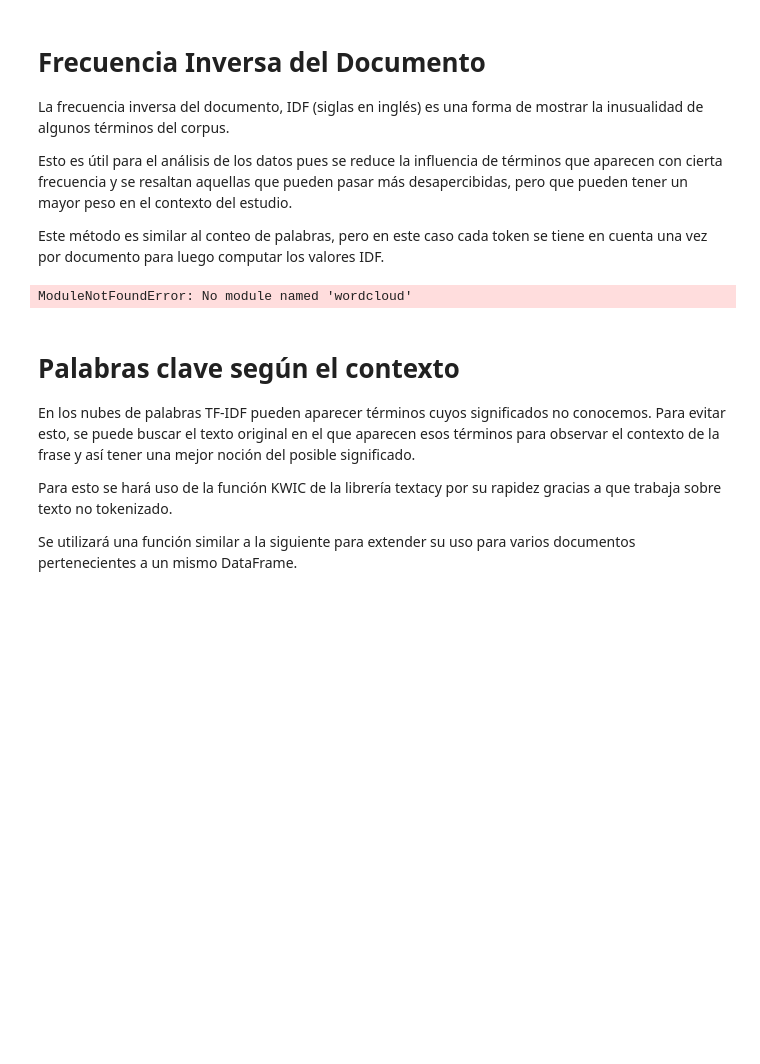
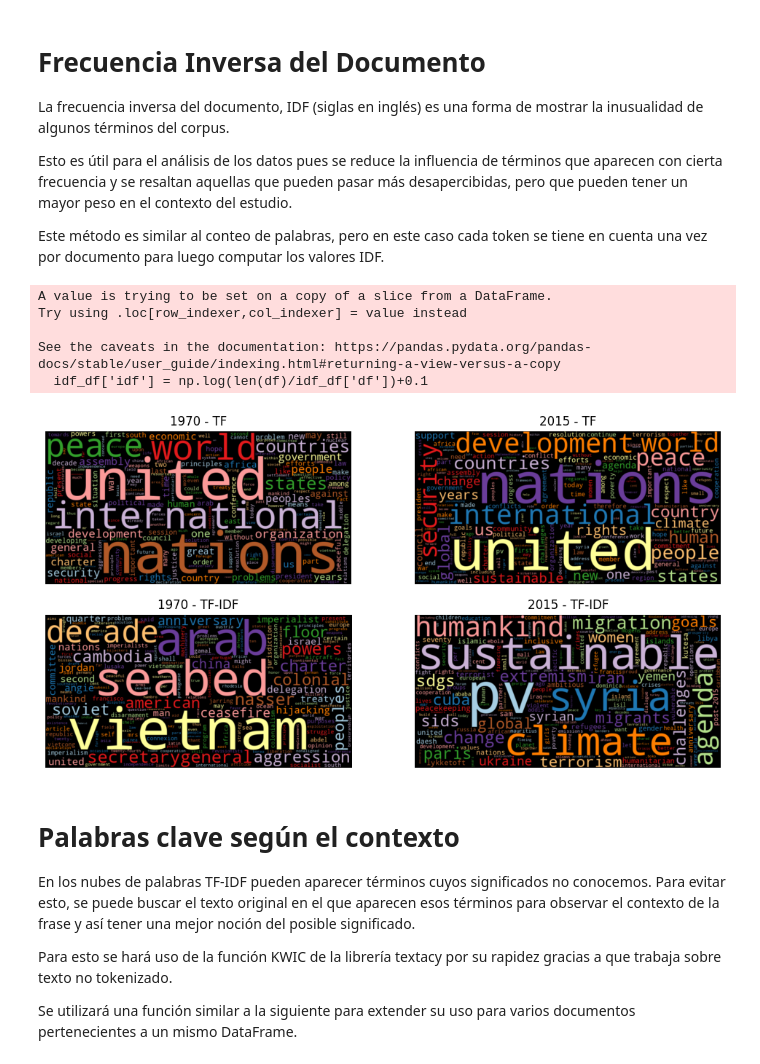
Before and after one commit to DiegoAlcoba/GVTIA, a Jupyter notebook: jp_notebooks/a_textual_data.ipynb, the cells around one changed output. Cells and saved outputs as stored; diff of their text form; code cells hidden in the pictures; blank space fills up the shorter version.

```diff
--- a/jp_notebooks/a_textual_data.ipynb
+++ b/jp_notebooks/a_textual_data.ipynb
@@ -215,5 +204,13 @@ def prepare(text, pipeline):
 
     return tokens
 # %%
+from functools import partial
+from tqdm import tqdm
+
+tqdm.pandas()
+
+#Creación de una versión parcial de la func con el pipeline predefinido
+prepare_pipeline = partial(prepare, pipeline=pipeline)
+
 #Ejecutamos el pipeline sobre los datos del archivo del principio
-df['tokens'] = df['text'].progress_apply(prepare, pipeline=pipeline)
+df['tokens'] = df['text'].progress_apply(prepare_pipeline)
@@ -289,14 +289,32 @@ Esto es útil para el análisis de los datos pues se reduce la influencia de té
 
 Este método es similar al conteo de palabras, pero en este caso cada token se tiene en cuenta una vez por documento para luego computar los valores IDF.
 # %%
-##No he conseguido instalar wordcloud en mi pc por problemas con el gestor
-#de paquetes yay que se usa en los sistemas basados en Arch Linux
+import numpy as np
+from wordcloud import WordCloud
+from matplotlib import pyplot as plt
 
-##Por ahora, el código es prácticamente idéntico al ejemplificado en el libro
-#y en el momento que pueda reparar los problemas con el gestor trataré de ejecutarlo
-#y ver su funcionamiento correctamente
+def wordcloud(word_freq, title=None, max_words=200, stopwords=None):
 
-from wordcloud import WordCloud
+    wc = WordCloud(width=800, height=400,
+                   background_color= "black", colormap="Paired",
+                   max_font_size=150, max_words=max_words)
+
+    # convert data frame into dict
+    if type(word_freq) == pd.Series:
+        counter = Counter(word_freq.fillna(0).to_dict())
+    else:
+        counter = word_freq
+
+    # filter stop words in frequency counter
+    if stopwords is not None:
+        counter = {token:freq for (token, freq) in counter.items()
+                              if token not in stopwords}
+    wc.generate_from_frequencies(counter)
+
+    plt.title(title)
+
+    plt.imshow(wc, interpolation='bilinear')
+    plt.axis("off")
 
 def compute_idf(df, column='tokens', preprocess=None, min_df=2):
 
@@ -319,34 +337,39 @@ def compute_idf(df, column='tokens', preprocess=None, min_df=2):
 idf_df = compute_idf(df)
 
 #Samples de valores IDF
 #Alto IDF -> término interesante
 idf_df.sample(5)
 
 #Mostrando los valores IDF a través de wordclouds tras añadir nuevas stopwords,
 #se pueden ver de manera más visible las palabras que se pueden tener en
 #mayor consideración a la hora del análisis
 freq_1970 = count_words(df[df['year'] == 1970])
 freq_2015 = count_words(df[df['year'] == 2015])
 
 freq_1970['tfidf'] = freq_1970['freq'] * idf_df['idf']
 freq_2015['tfidf'] = freq_2015['freq'] * idf_df['idf']
 
 plt.figure(figsize=(12,6))
 # #wordcloud(freq_df['freq'], title='All years', subplot=(1,3,1))
 plt.subplot(2,2,1)###
 wordcloud(freq_1970['freq'], title='1970 - TF',
           stopwords=['twenty-fifth', 'twenty-five'])
 plt.subplot(2,2,2)###
 wordcloud(freq_2015['freq'], title='2015 - TF',
           stopwords=['seventieth'])
 plt.subplot(2,2,3)###
 wordcloud(freq_1970['tfidf'], title='1970 - TF-IDF',
           stopwords=['twenty-fifth', 'twenty-five', 'twenty', 'fifth'])
 plt.subplot(2,2,4)###
 wordcloud(freq_2015['tfidf'], title='2015 - TF-IDF',
           stopwords=['seventieth'])
 # %% [output]
-ModuleNotFoundError: No module named 'wordcloud'
+A value is trying to be set on a copy of a slice from a DataFrame.
+Try using .loc[row_indexer,col_indexer] = value instead
+
+See the caveats in the documentation: https://pandas.pydata.org/pandas-docs/stable/user_guide/indexing.html#returning-a-view-versus-a-copy
+  idf_df['idf'] = np.log(len(df)/idf_df['df'])+0.1
+[figure, added]
 # %% [markdown]
 # Palabras clave según el contexto
 En los nubes de palabras TF-IDF pueden aparecer términos cuyos significados no conocemos. Para evitar esto, se puede buscar el texto original en el que aparecen esos términos para observar el contexto de la frase y así tener una mejor noción del posible significado.
```
Also changed, not shown: parts of 8 cells of this notebook, 6 other files.
